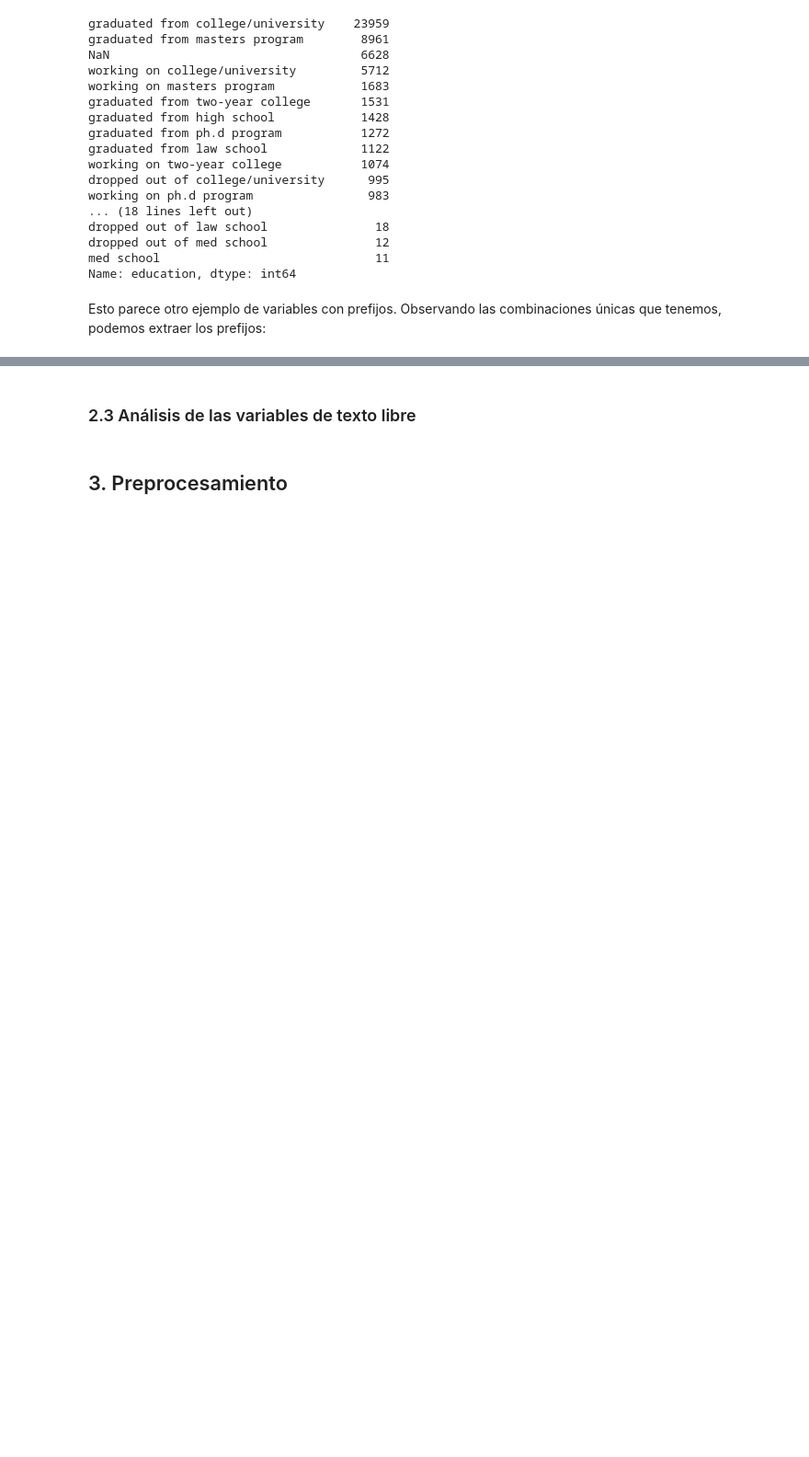
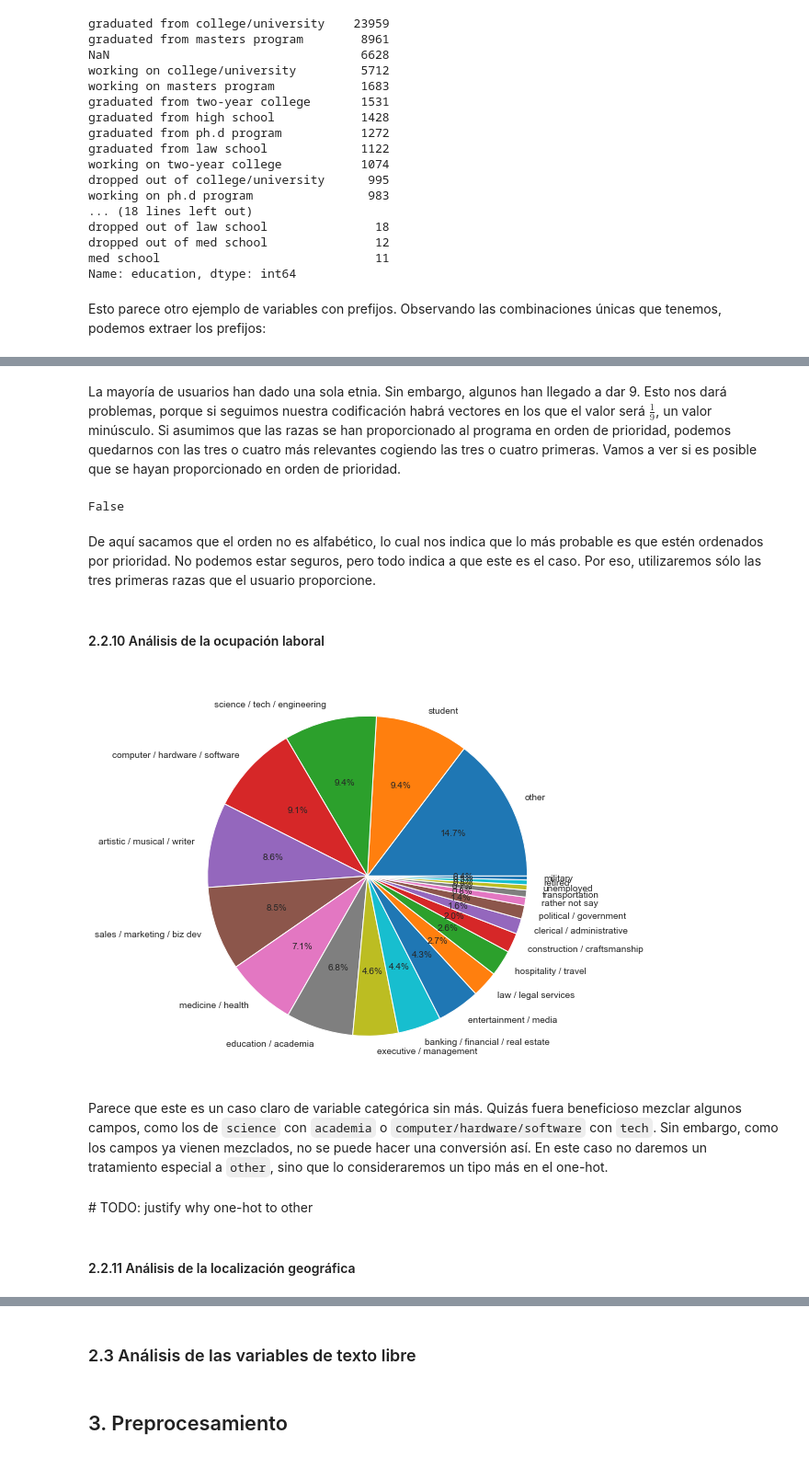
Before and after one commit to dietrujillo/ml_lab, a Jupyter notebook: lab3/notebooks/lab3.ipynb, the cells around one changed output, grey strips where cells are left out. Shown at 92% size. Cells and saved outputs as stored; diff of their text form; code cells hidden in the pictures; blank space fills up the shorter version.

Commit message:
Add analysis of ethnicity, job and location

```diff
--- a/lab3/notebooks/lab3.ipynb
+++ b/lab3/notebooks/lab3.ipynb
@@ -10,6 +10,7 @@ import numpy as np
 import pandas as pd
 
 import os
+from collections import namedtuple
 
 from IPython.display import IFrame
 
@@ -19,9 +20,20 @@ except ModuleNotFoundError:
     %pip install geopy
     from geopy.geocoders import Nominatim
 
+try:
+    import geopandas as gpd
+    import shapely
+except ModuleNotFoundError:
+    %pip install geopandas
+    %pip install descartes
+    import geopandas as gpd
+    import shapely
+
 %matplotlib inline
 from matplotlib import pyplot as plt
+from matplotlib.cm import ScalarMappable
 import seaborn as sns
+sns.set_style("darkgrid")
 # %% [markdown]
 Variables globales declaradas en el proyecto.
 # %%
@@ -352,0 +414,22 @@ print(educations)
+# %% [markdown]
+La mayoría de usuarios han dado una sola etnia. Sin embargo, algunos han llegado a dar 9. Esto nos dará problemas, porque si seguimos nuestra codificación habrá vectores en los que el valor será $\frac{1}{9}$, un valor minúsculo. Si asumimos que las razas se han proporcionado al programa en orden de prioridad, podemos quedarnos con las tres o cuatro más relevantes cogiendo las tres o cuatro primeras. Vamos a ver si es posible que se hayan proporcionado en orden de prioridad.
+# %%
+all(df["ethnicity"].apply(lambda x: x.split() == sorted(x.split()) if not pd.isnull(x) else True))
+# %% [output]
+False
+# %% [markdown]
+De aquí sacamos que el orden no es alfabético, lo cual nos indica que lo más probable es que estén ordenados por prioridad. No podemos estar seguros, pero todo indica a que este es el caso. Por eso, utilizaremos sólo las tres primeras razas que el usuario proporcione.
+# %% [markdown]
+#### 2.2.10 Análisis de la ocupación laboral
+# %%
+plt.figure(figsize=(20, 8))
+plt.pie(df["job"].value_counts(), labels=df["job"].value_counts().keys(), autopct="%1.1f%%")
+plt.show()
+# %% [output]
+[figure, added]
+# %% [markdown]
+Parece que este es un caso claro de variable categórica sin más. Quizás fuera beneficioso mezclar algunos campos, como los de `science` con `academia` o `computer/hardware/software` con `tech`. Sin embargo, como los campos ya vienen mezclados, no se puede hacer una conversión así. En este caso no daremos un tratamiento especial a `other`, sino que lo consideraremos un tipo más en el one-hot.
+# %% [markdown]
+\# TODO: justify why one-hot to other
+# %% [markdown]
+#### 2.2.11 Análisis de la localización geográfica
```
Also changed, not shown: parts of 23 cells of this notebook.
